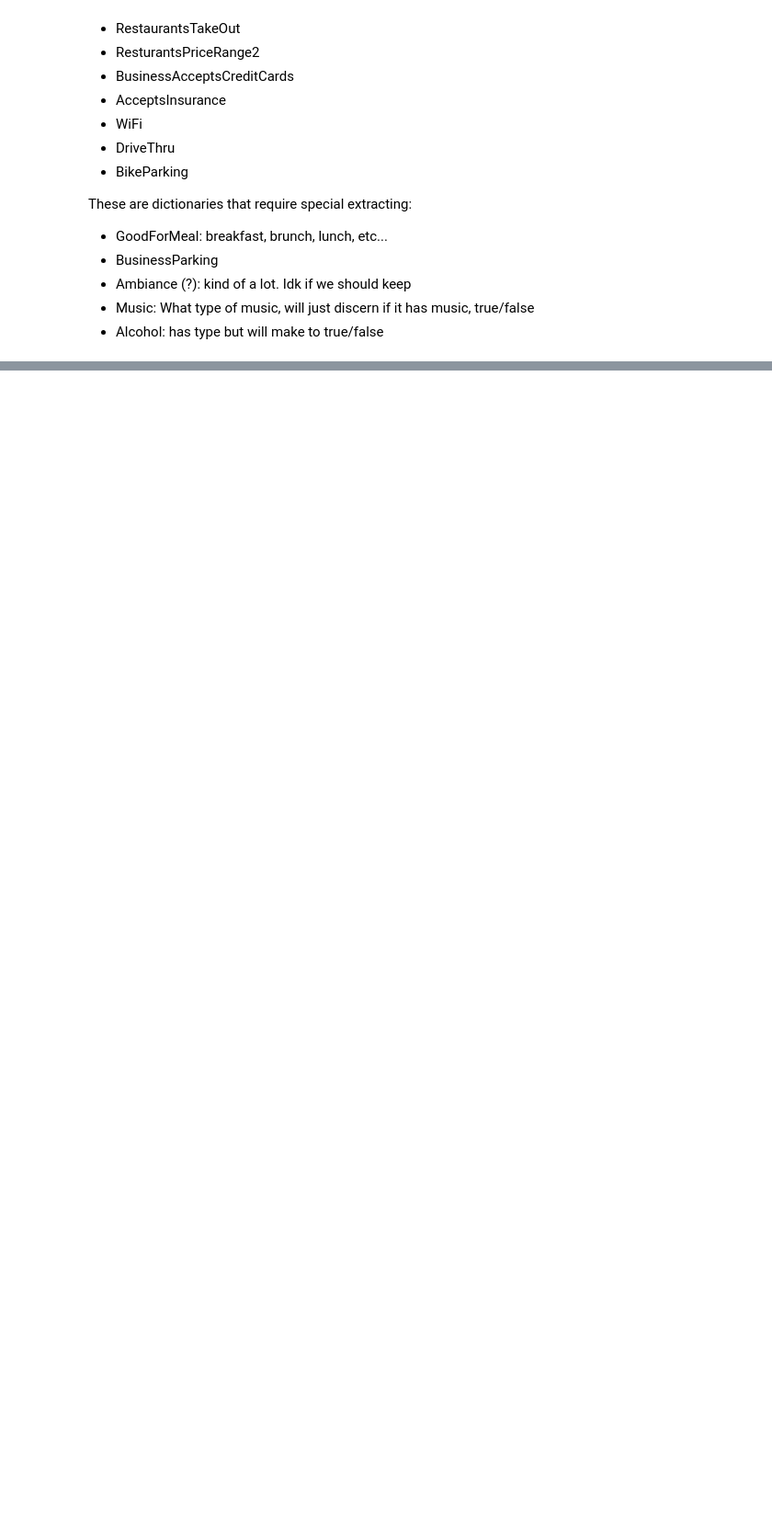
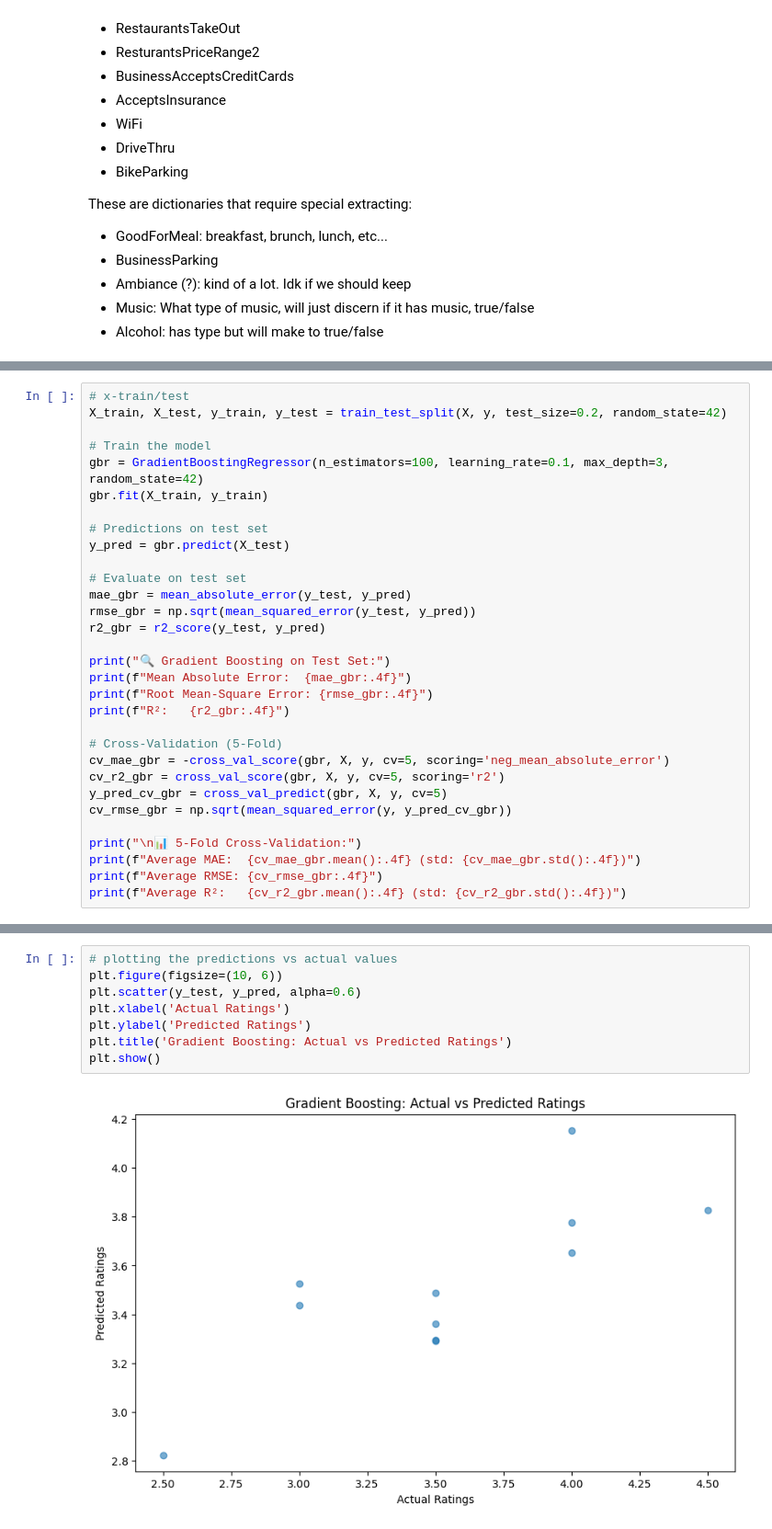
Before and after one commit to Jenblr/Yelp-Business-Data-Success-Analysis, a Jupyter notebook: Structured_Data2.ipynb, the cells around one changed output, grey strips where cells are left out. Shown: that part at 92% size. Cells and saved outputs as stored; diff of their text form; blank space fills up the shorter version.

```diff
--- a/Structured_Data2.ipynb
+++ b/Structured_Data2.ipynb
@@ -514,0 +981,31 @@ dtype: object
+# %%
+# x-train/test
+X_train, X_test, y_train, y_test = train_test_split(X, y, test_size=0.2, random_state=42)
+
+# Train the model
+gbr = GradientBoostingRegressor(n_estimators=100, learning_rate=0.1, max_depth=3, random_state=42)
+gbr.fit(X_train, y_train)
+
+# Predictions on test set
+y_pred = gbr.predict(X_test)
+
+# Evaluate on test set
+mae_gbr = mean_absolute_error(y_test, y_pred)
+rmse_gbr = np.sqrt(mean_squared_error(y_test, y_pred))
+r2_gbr = r2_score(y_test, y_pred)
+
+print("🔍 Gradient Boosting on Test Set:")
+print(f"Mean Absolute Error:  {mae_gbr:.4f}")
+print(f"Root Mean-Square Error: {rmse_gbr:.4f}")
+print(f"R²:   {r2_gbr:.4f}")
+
+# Cross-Validation (5-Fold)
+cv_mae_gbr = -cross_val_score(gbr, X, y, cv=5, scoring='neg_mean_absolute_error')
+cv_r2_gbr = cross_val_score(gbr, X, y, cv=5, scoring='r2')
+y_pred_cv_gbr = cross_val_predict(gbr, X, y, cv=5)
+cv_rmse_gbr = np.sqrt(mean_squared_error(y, y_pred_cv_gbr))
+
+print("\n📊 5-Fold Cross-Validation:")
+print(f"Average MAE:  {cv_mae_gbr.mean():.4f} (std: {cv_mae_gbr.std():.4f})")
+print(f"Average RMSE: {cv_rmse_gbr:.4f}")
+print(f"Average R²:   {cv_r2_gbr.mean():.4f} (std: {cv_r2_gbr.std():.4f})")
@@ -514,0 +1022,10 @@ dtype: object
+# %%
+# plotting the predictions vs actual values
+plt.figure(figsize=(10, 6))
+plt.scatter(y_test, y_pred, alpha=0.6)
+plt.xlabel('Actual Ratings')
+plt.ylabel('Predicted Ratings')
+plt.title('Gradient Boosting: Actual vs Predicted Ratings')
+plt.show()
+# %% [output]
+[figure, added]
```
Also changed, not shown: parts of 69 cells of this notebook.
